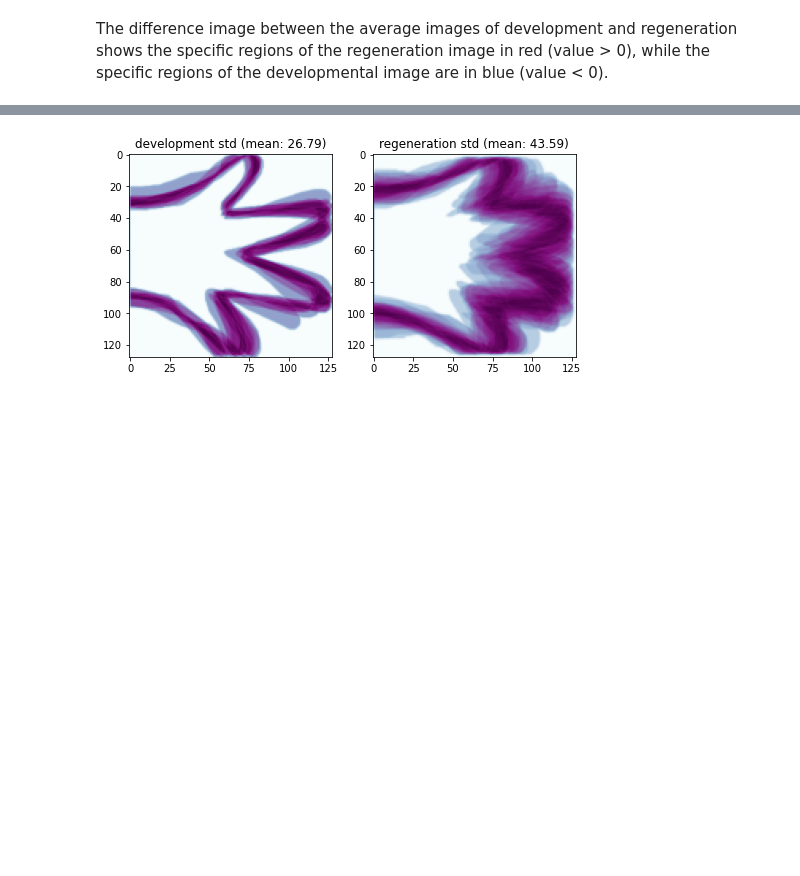
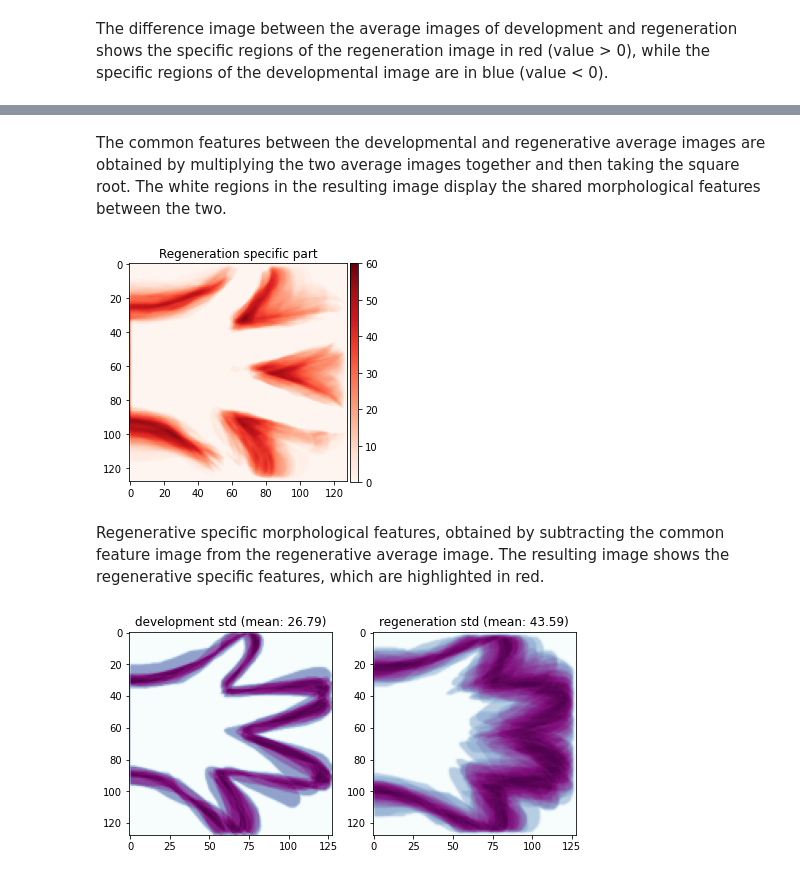
Before and after one commit to Nanguage/Regeneration, a Jupyter notebook: notebooks/comparative_analysis.ipynb, the cells around one changed output, grey strips where cells are left out. Saved outputs shown, nothing was run; the diff lists cells and outputs as text; code cells hidden in the pictures; blank space fills up the shorter version.

```diff
--- a/notebooks/comparative_analysis.ipynb
+++ b/notebooks/comparative_analysis.ipynb
@@ -93,3 +104,18 @@ The difference image between the average images of development and regeneration
+# %% [markdown]
+The common features between the developmental and regenerative average images are obtained by multiplying the two average images together and then taking the square root. The white regions in the resulting image display the shared morphological features between the two.
+# %%
+# Draw the Regeneration specific part
+regeneration_specific_image = common_image - mean_images["regeneration"]
+fig, ax = plt.subplots(1, 1, figsize=(img_size[0], img_size[1]))
+ax.imshow(regeneration_specific_image, cmap="Reds", vmin=0, vmax=60)
+ax.set_title("Regeneration specific part")
+cax = fig.add_axes([0.9, 0.12, 0.03, 0.76])
+cbar = fig.colorbar(ax.images[0], cax=cax)
+fig.savefig("../figs/regeneration_specific_image_development&regeneration.pdf")
+# %% [output]
+[figure, added]
+# %% [markdown]
+Regenerative specific morphological features, obtained by subtracting the common feature image from the regenerative average image. The resulting image shows the regenerative specific features, which are highlighted in red.
 # %%
 # get std images of images[sample]
 std_images = {}
```
Also changed, not shown: parts of 1 cell of this notebook, 5 other files.
